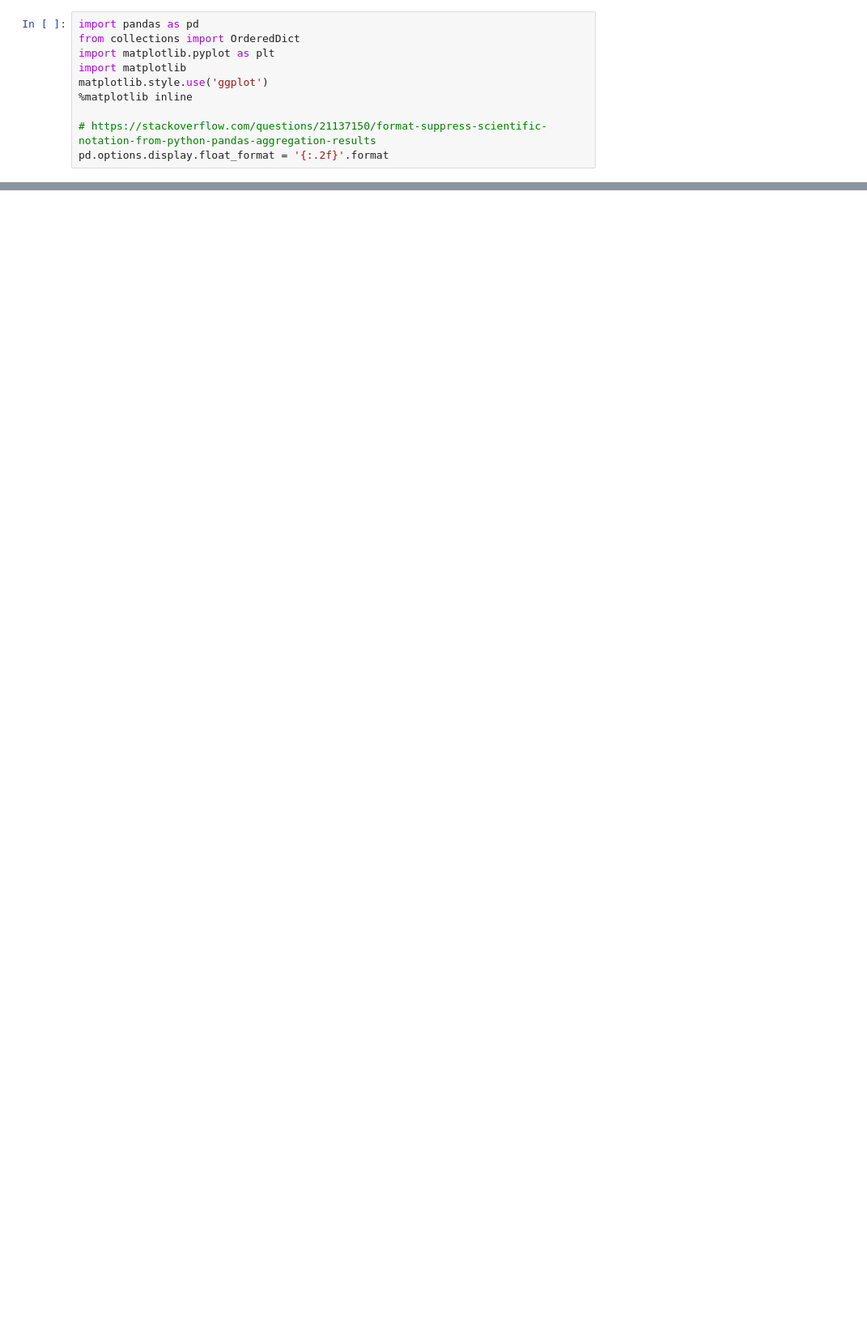
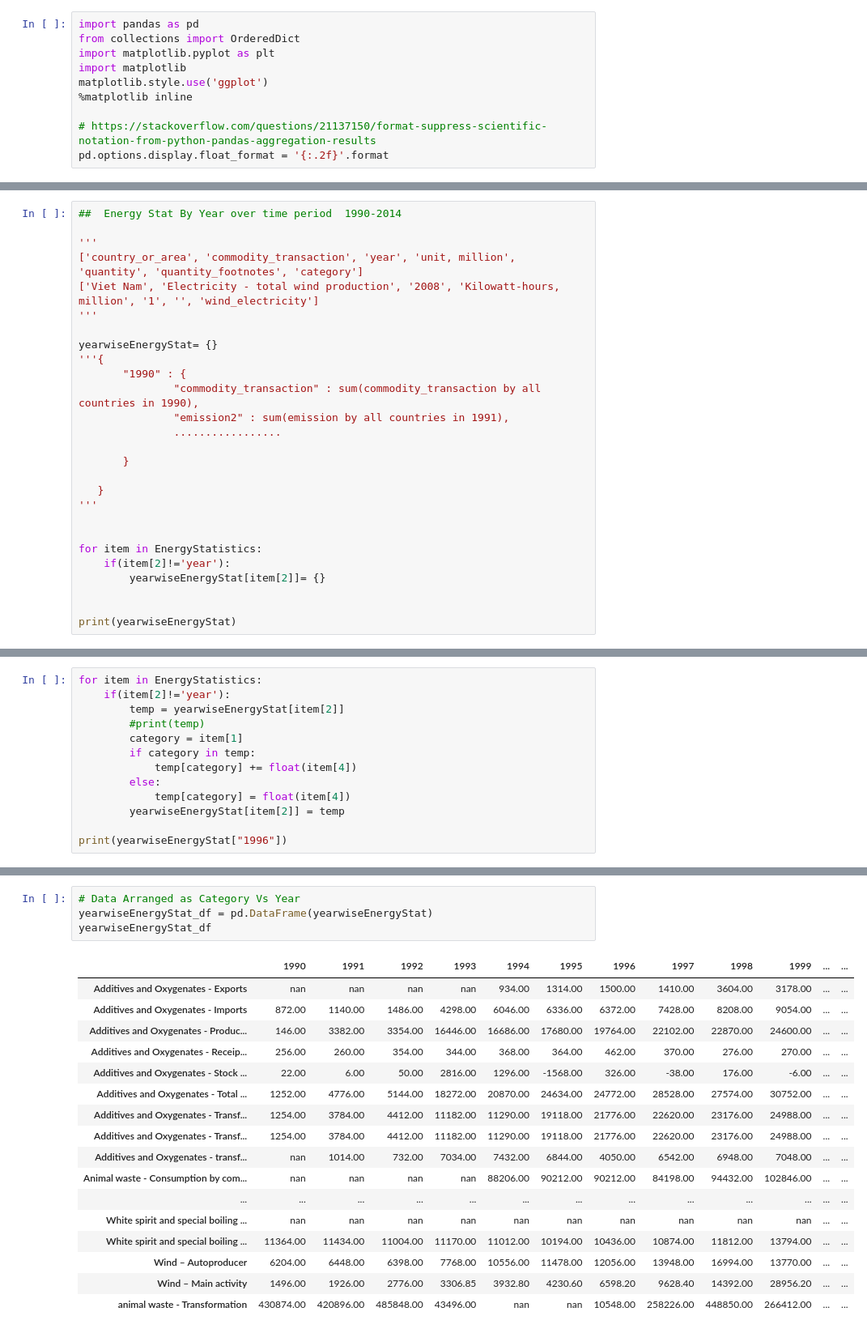
Before and after one commit to abhishekanand/data-512-a6-FinalProject, a Jupyter notebook: FinalProject.ipynb, the cells around one changed output, grey strips where cells are left out. Shown at 81% size. Cells and saved outputs as stored; diff of their text form; blank space fills up the shorter version.

Commit message:
Some data wranggling with dataset 2

```diff
--- a/FinalProject.ipynb
+++ b/FinalProject.ipynb
@@ -243,0 +370,27 @@ print(category_list_ES)
+# %%
+##  Energy Stat By Year over time period  1990-2014
+
+'''
+['country_or_area', 'commodity_transaction', 'year', 'unit, million', 'quantity', 'quantity_footnotes', 'category']
+['Viet Nam', 'Electricity - total wind production', '2008', 'Kilowatt-hours, million', '1', '', 'wind_electricity']
+'''
+
+yearwiseEnergyStat= {}
+'''{
+       "1990" : {
+               "commodity_transaction" : sum(commodity_transaction by all countries in 1990),
+               "emission2" : sum(emission by all countries in 1991),
+               .................
+
+       }
+
+   }
+'''
+
+
+for item in EnergyStatistics:
+    if(item[2]!='year'):
+        yearwiseEnergyStat[item[2]]= {}
+
+
+print(yearwiseEnergyStat)
@@ -243,0 +399,13 @@ print(category_list_ES)
+# %%
+for item in EnergyStatistics:
+    if(item[2]!='year'):
+        temp = yearwiseEnergyStat[item[2]]
+        #print(temp)
+        category = item[1]
+        if category in temp:
+            temp[category] += float(item[4])
+        else:
+            temp[category] = float(item[4])
+        yearwiseEnergyStat[item[2]] = temp
+
+print(yearwiseEnergyStat["1996"])
@@ -243,0 +418,22 @@ print(category_list_ES)
+# %%
+# Data Arranged as Category Vs Year
+yearwiseEnergyStat_df = pd.DataFrame(yearwiseEnergyStat)
+yearwiseEnergyStat_df
+# %% [output]
+|  | 1990 | 1991 | 1992 | 1993 | 1994 | 1995 | 1996 | 1997 | 1998 | 1999 | ... | ... |
+| Additives and Oxygenates - Exports | nan | nan | nan | nan | 934.00 | 1314.00 | 1500.00 | 1410.00 | 3604.00 | 3178.00 | ... | ... |
+| Additives and Oxygenates - Imports | 872.00 | 1140.00 | 1486.00 | 4298.00 | 6046.00 | 6336.00 | 6372.00 | 7428.00 | 8208.00 | 9054.00 | ... | ... |
+| Additives and Oxygenates - Produc... | 146.00 | 3382.00 | 3354.00 | 16446.00 | 16686.00 | 17680.00 | 19764.00 | 22102.00 | 22870.00 | 24600.00 | ... | ... |
+| Additives and Oxygenates - Receip... | 256.00 | 260.00 | 354.00 | 344.00 | 368.00 | 364.00 | 462.00 | 370.00 | 276.00 | 270.00 | ... | ... |
+| Additives and Oxygenates - Stock ... | 22.00 | 6.00 | 50.00 | 2816.00 | 1296.00 | -1568.00 | 326.00 | -38.00 | 176.00 | -6.00 | ... | ... |
+| Additives and Oxygenates - Total ... | 1252.00 | 4776.00 | 5144.00 | 18272.00 | 20870.00 | 24634.00 | 24772.00 | 28528.00 | 27574.00 | 30752.00 | ... | ... |
+| Additives and Oxygenates - Transf... | 1254.00 | 3784.00 | 4412.00 | 11182.00 | 11290.00 | 19118.00 | 21776.00 | 22620.00 | 23176.00 | 24988.00 | ... | ... |
+| Additives and Oxygenates - Transf... | 1254.00 | 3784.00 | 4412.00 | 11182.00 | 11290.00 | 19118.00 | 21776.00 | 22620.00 | 23176.00 | 24988.00 | ... | ... |
+| Additives and Oxygenates - transf... | nan | 1014.00 | 732.00 | 7034.00 | 7432.00 | 6844.00 | 4050.00 | 6542.00 | 6948.00 | 7048.00 | ... | ... |
+| Animal waste - Consumption by com... | nan | nan | nan | nan | 88206.00 | 90212.00 | 90212.00 | 84198.00 | 94432.00 | 102846.00 | ... | ... |
+| ... | ... | ... | ... | ... | ... | ... | ... | ... | ... | ... | ... | ... |
+| White spirit and special boiling ... | nan | nan | nan | nan | nan | nan | nan | nan | nan | nan | ... | ... |
+| White spirit and special boiling ... | 11364.00 | 11434.00 | 11004.00 | 11170.00 | 11012.00 | 10194.00 | 10436.00 | 10874.00 | 11812.00 | 13794.00 | ... | ... |
+| Wind – Autoproducer | 6204.00 | 6448.00 | 6398.00 | 7768.00 | 10556.00 | 11478.00 | 12056.00 | 13948.00 | 16994.00 | 13770.00 | ... | ... |
+| Wind – Main activity | 1496.00 | 1926.00 | 2776.00 | 3306.85 | 3932.80 | 4230.60 | 6598.20 | 9628.40 | 14392.00 | 28956.20 | ... | ... |
+| animal waste - Transformation | 430874.00 | 420896.00 | 485848.00 | 43496.00 | nan | nan | 10548.00 | 258226.00 | 448850.00 | 266412.00 | ... | ... |
```
Also changed, not shown: parts of 25 cells of this notebook.
